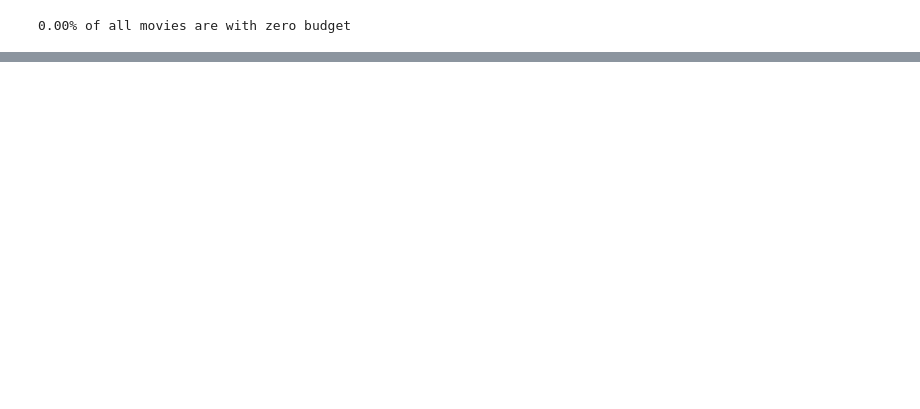
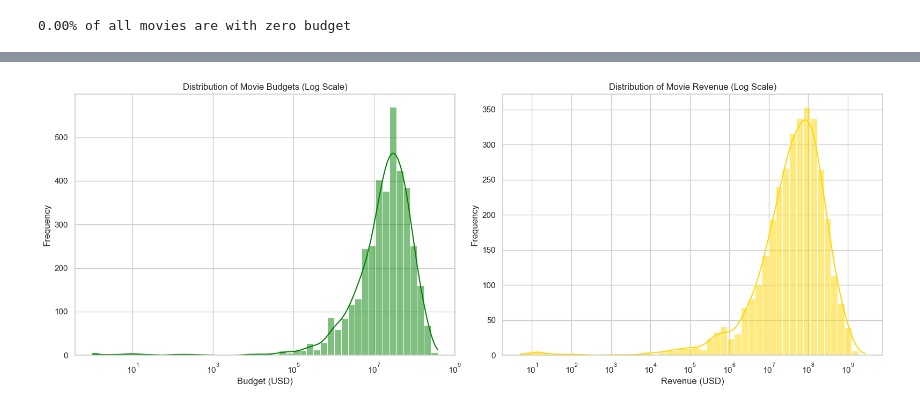
Before and after one commit to jivko25/Funko-pop-analyzer, a Jupyter notebook: movies.ipynb, the cells around one changed output, grey strips where cells are left out. Cells and saved outputs as stored; diff of their text form; code cells hidden in the pictures; blank space fills up the shorter version.

```diff
--- a/movies.ipynb
+++ b/movies.ipynb
@@ -509,0 +585,23 @@ id
+# %%
+# Now let's analyze the relation between budget of the movie and revenue
+
+# Set style
+sns.set_theme(style="whitegrid")
+fig, axes = plt.subplots(1, 2, figsize=(16, 6))
+
+# Histogram for Budget (Filtering out NaN/Zeros we handled before)
+sns.histplot(df[df['budget'] > 0]['budget'], bins=50, kde=True, ax=axes[0], color='green', log_scale=True)
+axes[0].set_title('Distribution of Movie Budgets (Log Scale)')
+axes[0].set_xlabel('Budget (USD)')
+axes[0].set_ylabel('Frequency')
+
+# Histogram for Revenue (Filtering out NaN/Zeros)
+sns.histplot(df[df['revenue'] > 0]['revenue'], bins=50, kde=True, ax=axes[1], color='gold', log_scale=True)
+axes[1].set_title('Distribution of Movie Revenue (Log Scale)')
+axes[1].set_xlabel('Revenue (USD)')
+axes[1].set_ylabel('Frequency')
+
+plt.tight_layout()
+plt.show()
+# %% [output]
+[figure, added]
```
Also changed, not shown: parts of 10 cells of this notebook.
